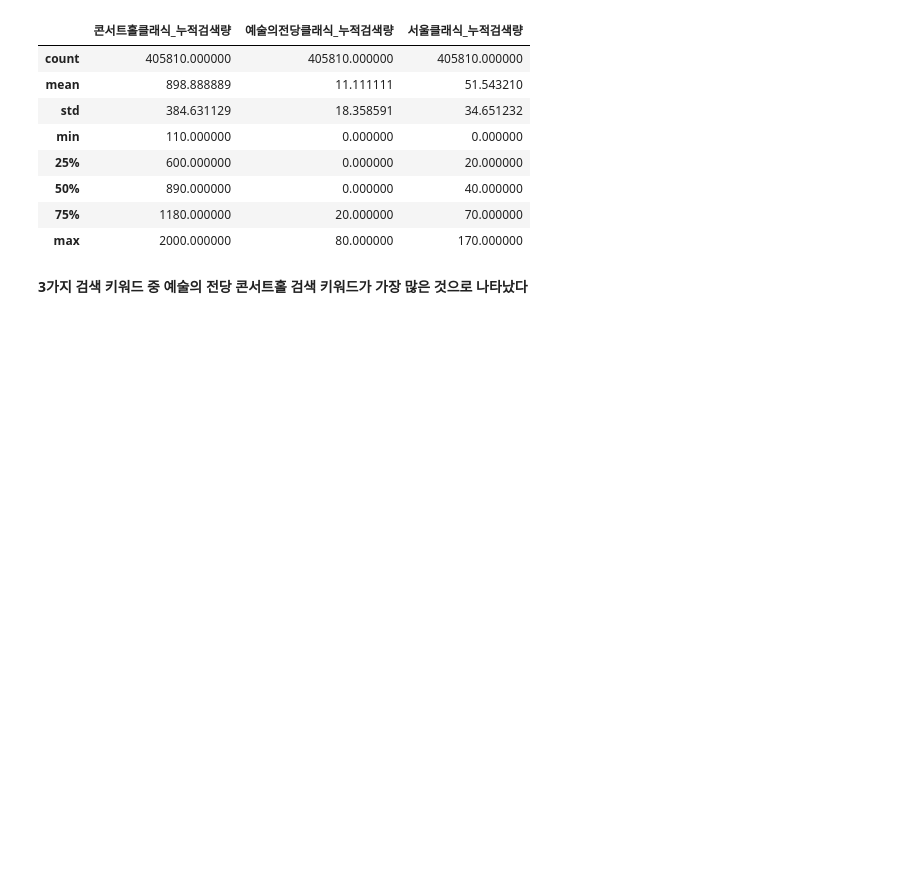
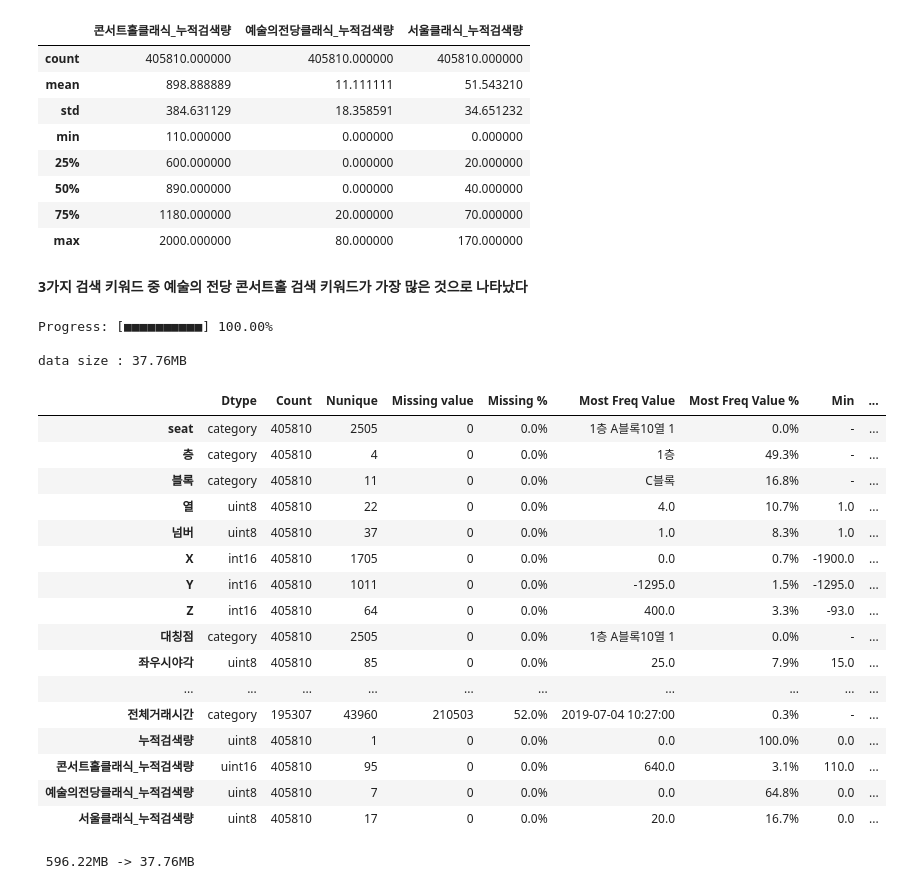
Before and after one commit to yonghyeun/BigContest-CocenrtHall, a Jupyter notebook: preprocessing/7. 누적 검색량 포함 데이터 테이블 변경.ipynb, the cells around one changed output. Cells and saved outputs as stored; diff of their text form; code cells hidden in the pictures; blank space fills up the shorter version.

```diff
--- a/preprocessing/7. 누적 검색량 포함 데이터 테이블 변경.ipynb
+++ b/preprocessing/7. 누적 검색량 포함 데이터 테이블 변경.ipynb
@@ -155,3 +297,27 @@ result[['콘서트홀클래식_누적검색량', '예술의전당클래식_누
+# %%
+result = DataExploratioin(result).reduce_size()
+# %% [output]
+Progress: [■■■■■■■■■■] 100.00%
+
+data size : 37.76MB
+|  | Dtype | Count | Nunique | Missing value | Missing % | Most Freq Value | Most Freq Value % | Min | ... |
+| seat | category | 405810 | 2505 | 0 | 0.0% | 1층 A블록10열 1 | 0.0% | - | ... |
+| 층 | category | 405810 | 4 | 0 | 0.0% | 1층 | 49.3% | - | ... |
+| 블록 | category | 405810 | 11 | 0 | 0.0% | C블록 | 16.8% | - | ... |
+| 열 | uint8 | 405810 | 22 | 0 | 0.0% | 4.0 | 10.7% | 1.0 | ... |
+| 넘버 | uint8 | 405810 | 37 | 0 | 0.0% | 1.0 | 8.3% | 1.0 | ... |
+| X | int16 | 405810 | 1705 | 0 | 0.0% | 0.0 | 0.7% | -1900.0 | ... |
+| Y | int16 | 405810 | 1011 | 0 | 0.0% | -1295.0 | 1.5% | -1295.0 | ... |
+| Z | int16 | 405810 | 64 | 0 | 0.0% | 400.0 | 3.3% | -93.0 | ... |
+| 대칭점 | category | 405810 | 2505 | 0 | 0.0% | 1층 A블록10열 1 | 0.0% | - | ... |
+| 좌우시야각 | uint8 | 405810 | 85 | 0 | 0.0% | 25.0 | 7.9% | 15.0 | ... |
+| ... | ... | ... | ... | ... | ... | ... | ... | ... | ... |
+| 전체거래시간 | category | 195307 | 43960 | 210503 | 52.0% | 2019-07-04 10:27:00 | 0.3% | - | ... |
+| 누적검색량 | uint8 | 405810 | 1 | 0 | 0.0% | 0.0 | 100.0% | 0.0 | ... |
+| 콘서트홀클래식_누적검색량 | uint16 | 405810 | 95 | 0 | 0.0% | 640.0 | 3.1% | 110.0 | ... |
+| 예술의전당클래식_누적검색량 | uint8 | 405810 | 7 | 0 | 0.0% | 0.0 | 64.8% | 0.0 | ... |
+| 서울클래식_누적검색량 | uint8 | 405810 | 17 | 0 | 0.0% | 20.0 | 16.7% | 0.0 | ... |
+ 596.22MB -> 37.76MB
 # %%
 file_path = 'C:/Users/whileduck/Desktop/Github/Concert-Hall-Price-Model/data/'
 
```
Also changed, not shown: parts of 3 cells of this notebook, 1 other file.
